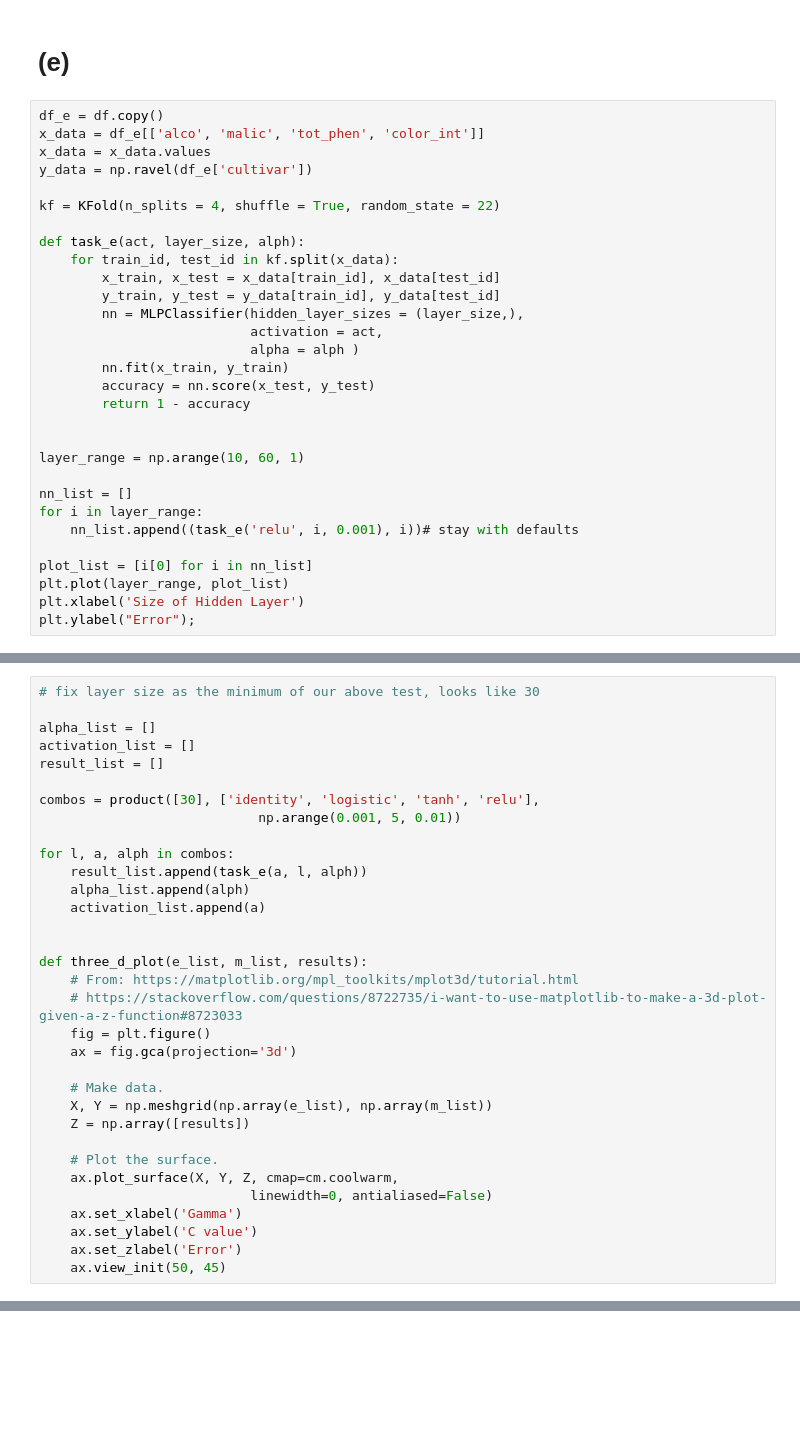
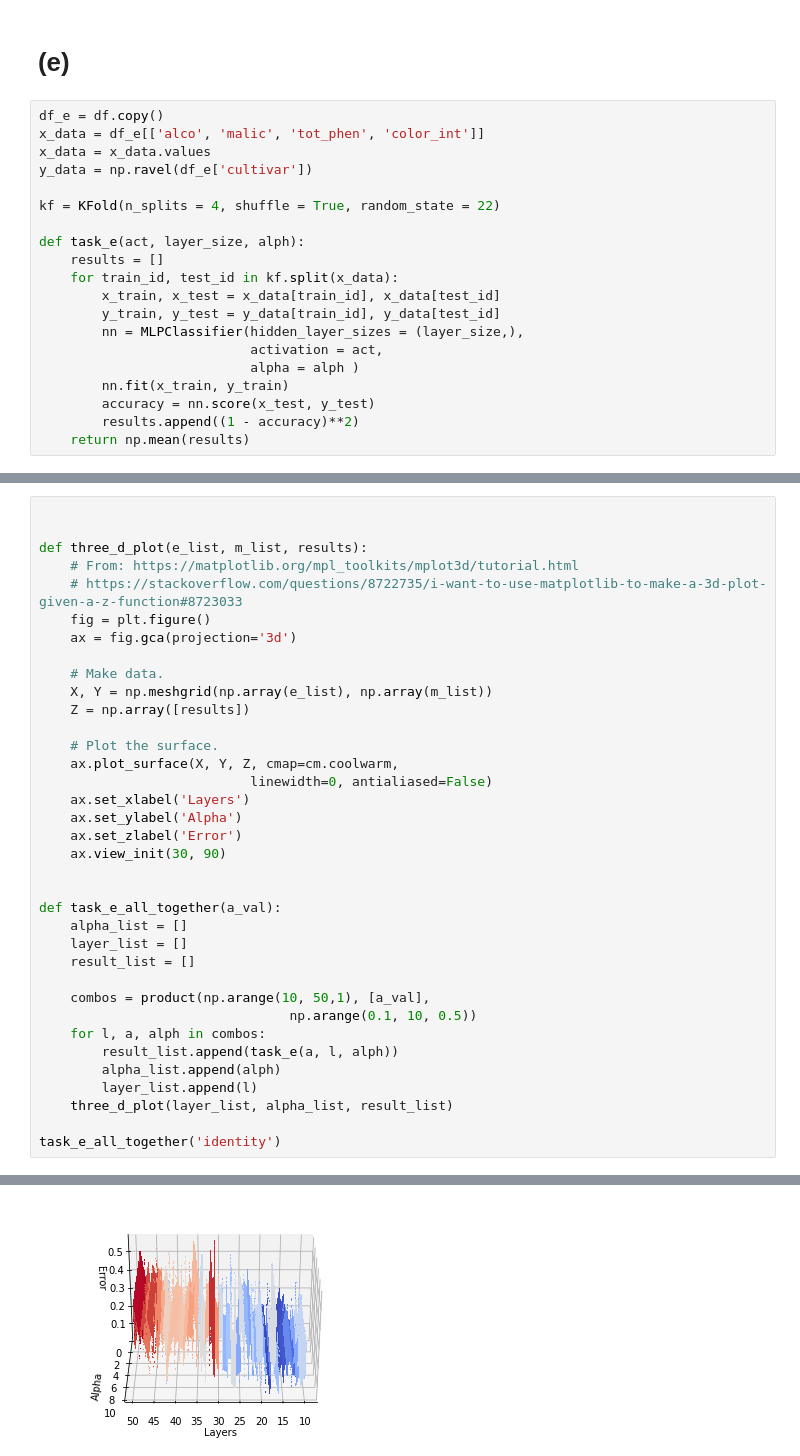
Before and after one commit to UC-MACSS/persp-model_W18, a Jupyter notebook: Students/AmosT/PS8/PS8_TAMOS.ipynb, the cells around one changed output, grey strips where cells are left out. Drawn from its saved outputs; the diff is of its cells as text; blank space fills up the shorter version.

```diff
--- a/Students/AmosT/PS8/PS8_TAMOS.ipynb
+++ b/Students/AmosT/PS8/PS8_TAMOS.ipynb
@@ -272,6 +276,7 @@ y_data = np.ravel(df_e['cultivar'])
 kf = KFold(n_splits = 4, shuffle = True, random_state = 22)
 
 def task_e(act, layer_size, alph):
+    results = []
     for train_id, test_id in kf.split(x_data):
         x_train, x_test = x_data[train_id], x_data[test_id]
         y_train, y_test = y_data[train_id], y_data[test_id]
@@ -280,16 +285,5 @@ def task_e(act, layer_size, alph):
                            alpha = alph )
         nn.fit(x_train, y_train)
         accuracy = nn.score(x_test, y_test)
-        return 1 - accuracy
-
-
-layer_range = np.arange(10, 60, 1)
-
-nn_list = []
-for i in layer_range:
-    nn_list.append((task_e('relu', i, 0.001), i))# stay with defaults
-
-plot_list = [i[0] for i in nn_list]
-plt.plot(layer_range, plot_list)
-plt.xlabel('Size of Hidden Layer')
-plt.ylabel("Error");
+        results.append((1 - accuracy)**2)
+    return np.mean(results)
@@ -299,17 +290,4 @@ Text(0,0.5,'Error')
 # %%
-# fix layer size as the minimum of our above test, looks like 30
-
-alpha_list = []
-activation_list = []
-result_list = []
-
-combos = product([30], ['identity', 'logistic', 'tanh', 'relu'],
-                            np.arange(0.001, 5, 0.01))
-
-for l, a, alph in combos:
-    result_list.append(task_e(a, l, alph))
-    alpha_list.append(alph)
-    activation_list.append(a)
 
 
 def three_d_plot(e_list, m_list, results):
@@ -325,8 +303,24 @@ def three_d_plot(e_list, m_list, results):
     # Plot the surface.
     ax.plot_surface(X, Y, Z, cmap=cm.coolwarm,
                            linewidth=0, antialiased=False)
-    ax.set_xlabel('Gamma')
-    ax.set_ylabel('C value')
+    ax.set_xlabel('Layers')
+    ax.set_ylabel('Alpha')
     ax.set_zlabel('Error')
-    ax.view_init(50, 45)
+    ax.view_init(30, 90)
+
+
+def task_e_all_together(a_val):
+    alpha_list = []
+    layer_list = []
+    result_list = []
+
+    combos = product(np.arange(10, 50,1), [a_val],
+                                np.arange(0.1, 10, 0.5))
+    for l, a, alph in combos:
+        result_list.append(task_e(a, l, alph))
+        alpha_list.append(alph)
+        layer_list.append(l)
+    three_d_plot(layer_list, alpha_list, result_list)
+
+task_e_all_together('identity')
 # %% [output]
@@ -337,0 +327 @@ TypeError: Cannot cast array data from dtype('float64') to dtype('<U32') accordi
+[figure, added]
```
Also changed, not shown: parts of 13 cells of this notebook.
